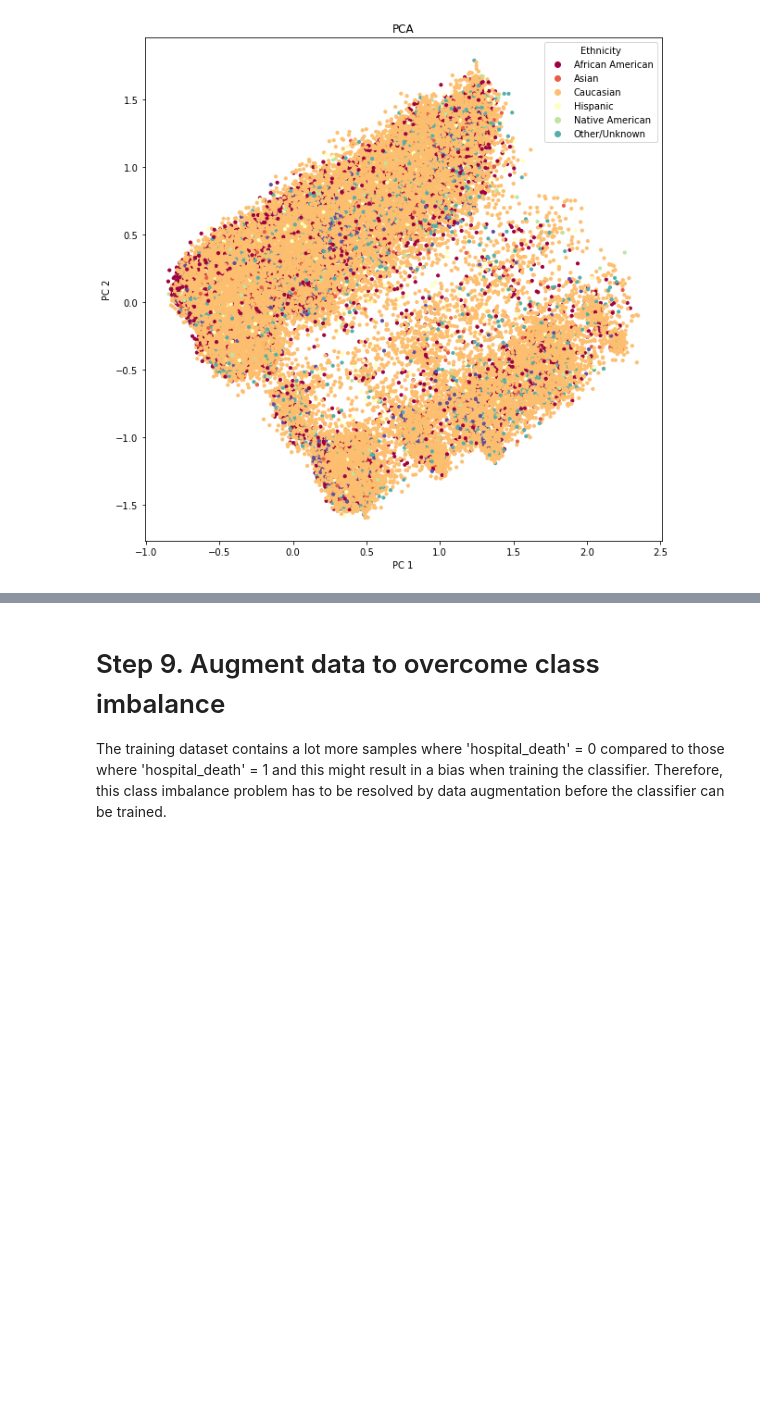
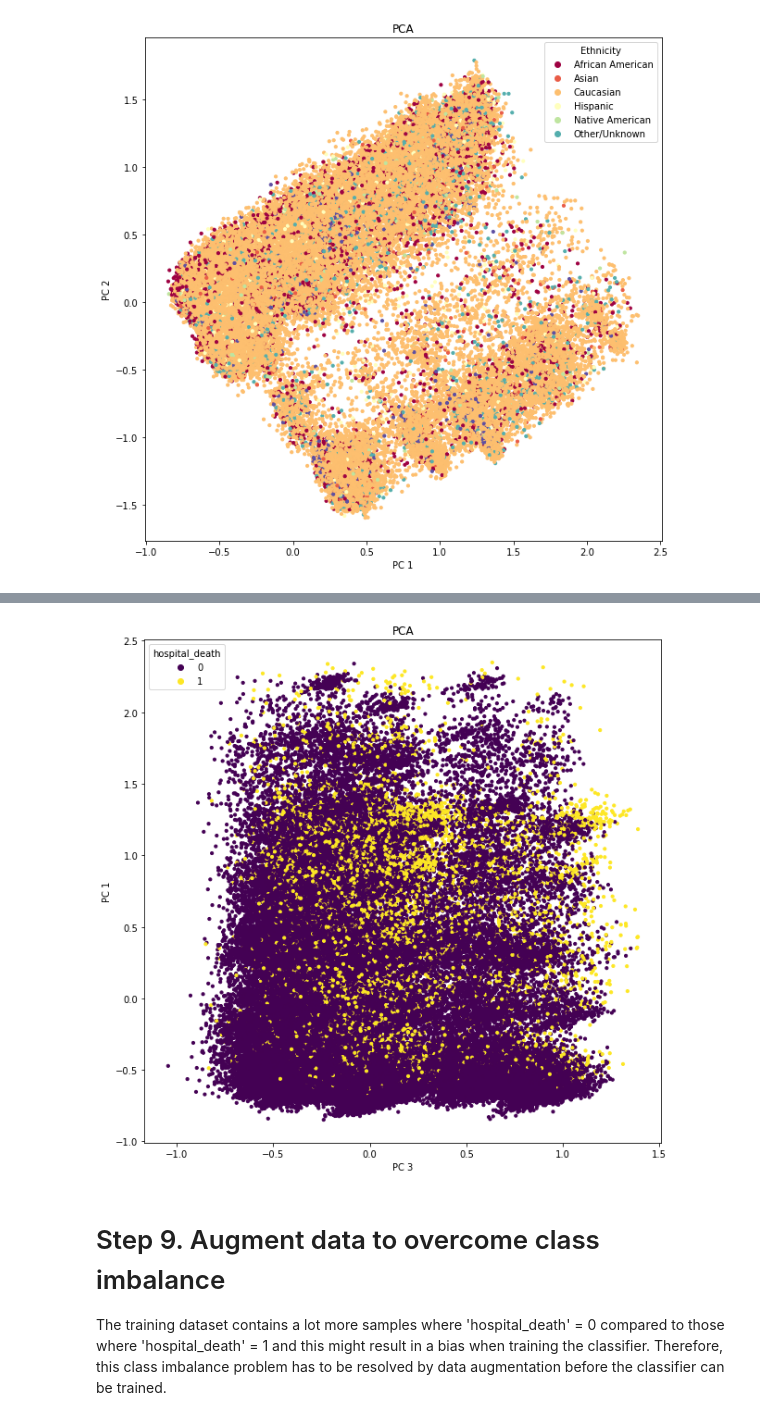
Before and after one commit to siddiqua102/scientific.prog, a Jupyter notebook: notebook.ipynb, the cells around one changed output, grey strips where cells are left out. Drawn from its saved outputs; the diff is of its cells as text; code cells hidden in the pictures; blank space fills up the shorter version.

```diff
--- a/notebook.ipynb
+++ b/notebook.ipynb
@@ -596,3 +643,17 @@ plt.show()
+# %%
+# Make a plot of PC 1 versus PC 3 and color the points by 'hospital_death'
+plt.subplots(figsize=(10, 10))
+plt.title("PCA")
+
+b = plt.scatter(components[:,2], components[:,0], c=X_train['hospital_death'].astype('int32'), s=10)
+
+plt.axis('tight')
+plt.legend(handles=b.legend_elements()[0], labels=(0,1), title="hospital_death")
+plt.xlabel('PC 3')
+plt.ylabel('PC 1')
+plt.show()
+# %% [output]
+[figure, added]
 # %% [markdown]
 # Step 9. Augment data to overcome class imbalance
 
```
Also changed, not shown: parts of 41 cells of this notebook.
